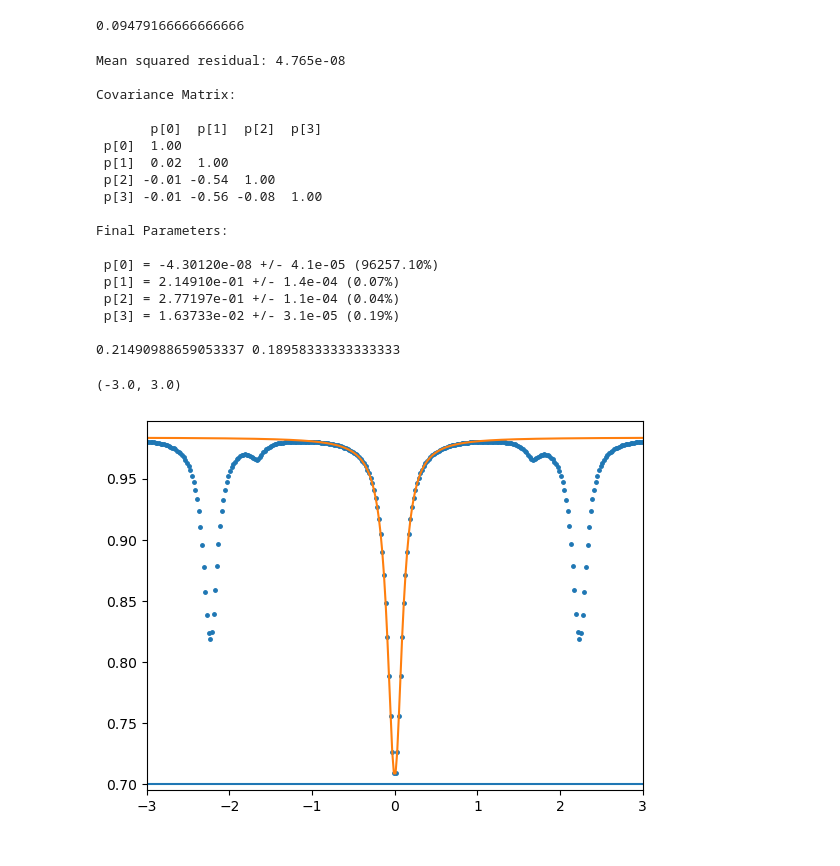
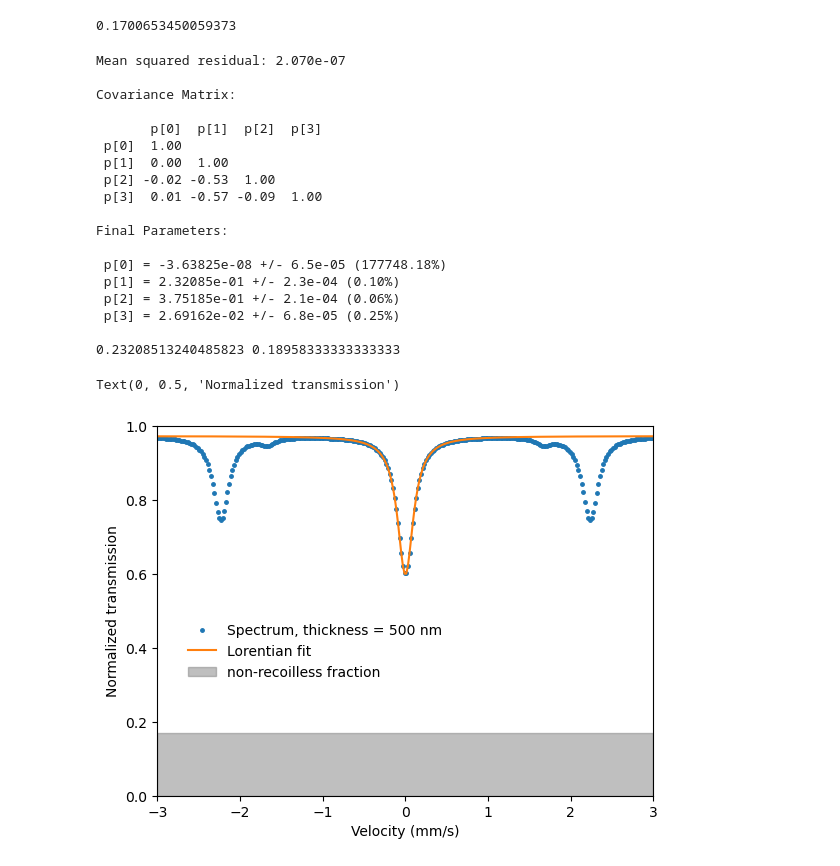
Before and after one commit to StanfordMossbauer/mossbauer_analysis, a Jupyter notebook: examples/Fe_thickness_sensitivity_scan.ipynb, the cells around one changed output. Saved outputs shown, nothing was run; the diff lists cells and outputs as text; code cells hidden in the pictures.

Commit message:
updated Fe thickness optimization

```diff
--- a/examples/Fe_thickness_sensitivity_scan.ipynb
+++ b/examples/Fe_thickness_sensitivity_scan.ipynb
@@ -22,7 +22,7 @@ sourceRh = CobaltRhodium()
 
 #ABSORBER
 absorber = alphaFe()
-absorber.thickness_m = 300e-9
+absorber.thickness_m = 500e-9
 absorber.abundance = 0.95
 absorber.Eres = [-5.48, -3.25, -1.01, 0.66, 2.90, 5.13] #from pipcorn
 absorber.update_params()
@@ -36,47 +36,55 @@ t_Rh_Fe = moss_Rh_Fe.total_transmission_rate_attenuated(v)
 # %%
 sourceFe.Gamma
 absorber.Gamma
+
+(1-sourceFe.fs)*moss_Fe_Fe.non_resonant_attenuation()
 # %% [output]
-0.09479166666666666
+0.1700653450059373
 # %%
 v = np.linspace(-10,10,1000)
 
-plt.plot(v, t_Fe_Fe ,'.',markersize = 5, label = 'Fe source')
+plt.plot(v, t_Fe_Fe ,'.',markersize = 5, label = 'Spectrum, thickness = 500 nm')
 #plt.plot(v, t_Rh_Fe,'.',markersize = 1, label = 'Rh source')
+
 
 p0 = [0, 0.2, 0.3, 0.1]
 idx1 = np.argmin(np.abs(v+1))
 idx2 = np.argmin(np.abs(v-1))
 p,dp = u.fit(lorentzian, v[idx1:idx2], t_Fe_Fe[idx1:idx2],p0, fullout=True)
-plt.plot(v, lorentzian(p,v), label = 'Lorentian')
+plt.plot(v, lorentzian(p,v), label = 'Lorentian fit')
+
+plt.axhspan(0,(1-sourceFe.fs)*moss_Fe_Fe.non_resonant_attenuation(), color = 'gray', alpha = 0.5, label = 'non-recoilless fraction')
 
 
 Gamma_tot = p[1]
 Contrast = p[2]
 print(p[1], sourceFe.Gamma+absorber.Gamma)
 
+plt.legend(frameon=False, loc = (0.05,0.3))
+#plt.axhline(0.6)
+plt.ylim(0,1)
+plt.xlim(-3,3)
 
-plt.axhline(0.7)
-#plt.ylim(0,1)
-plt.xlim(-3,3)
+plt.xlabel('Velocity (mm/s)')
+plt.ylabel('Normalized transmission')
 # %% [output]
-Mean squared residual: 4.765e-08
+Mean squared residual: 2.070e-07
 
 Covariance Matrix:
 
        p[0]  p[1]  p[2]  p[3]
  p[0]  1.00
- p[1]  0.02  1.00
- p[2] -0.01 -0.54  1.00
- p[3] -0.01 -0.56 -0.08  1.00
+ p[1]  0.00  1.00
+ p[2] -0.02 -0.53  1.00
+ p[3]  0.01 -0.57 -0.09  1.00
 
 Final Parameters:
 
- p[0] = -4.30120e-08 +/- 4.1e-05 (96257.10%)
- p[1] = 2.14910e-01 +/- 1.4e-04 (0.07%)
- p[2] = 2.77197e-01 +/- 1.1e-04 (0.04%)
- p[3] = 1.63733e-02 +/- 3.1e-05 (0.19%)
+ p[0] = -3.63825e-08 +/- 6.5e-05 (177748.18%)
+ p[1] = 2.32085e-01 +/- 2.3e-04 (0.10%)
+ p[2] = 3.75185e-01 +/- 2.1e-04 (0.06%)
+ p[3] = 2.69162e-02 +/- 6.8e-05 (0.25%)
 
-0.21490988659053337 0.18958333333333333
+0.23208513240485823 0.18958333333333333
-(-3.0, 3.0)
+Text(0, 0.5, 'Normalized transmission')
-[figure, old version]
+[figure, new version]
```
Also changed, not shown: parts of 6 cells of this notebook.
